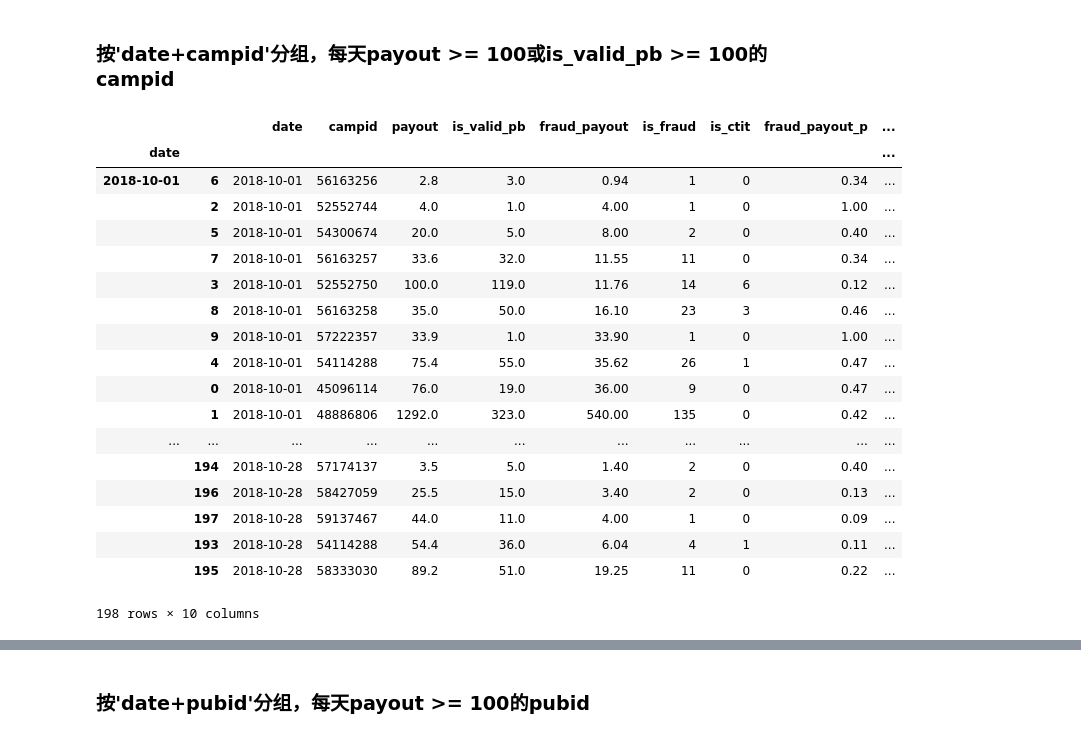
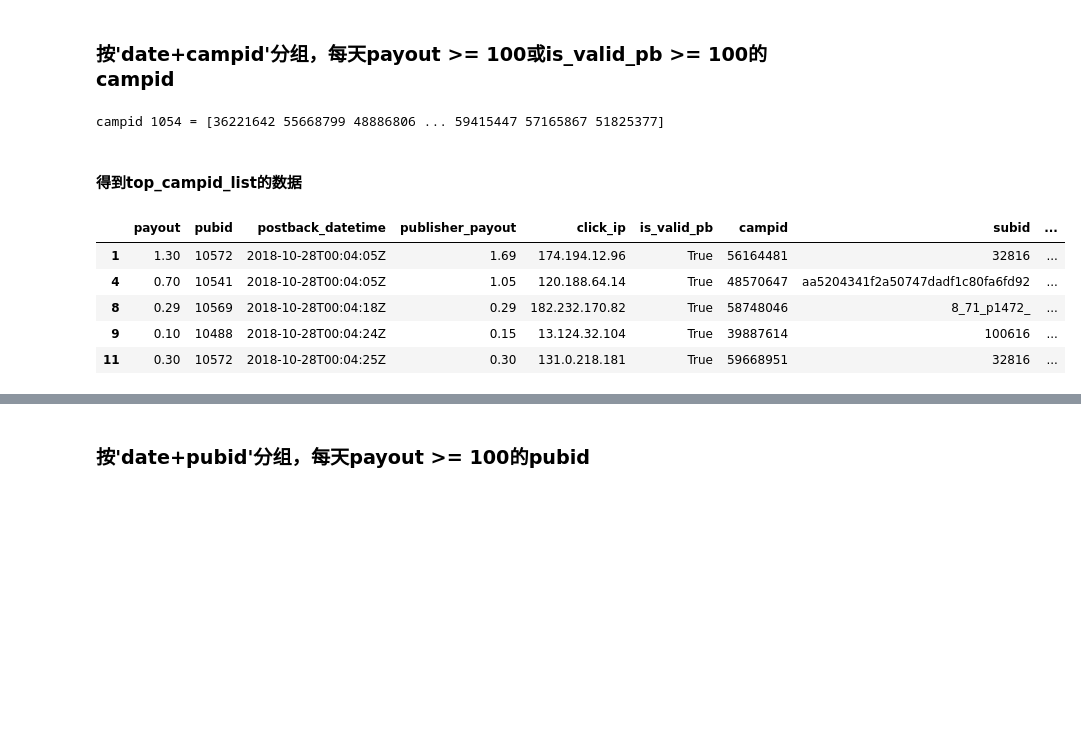
Before and after one commit to uileyar/hello_tf, a Jupyter notebook: fraud/analytic-pubid.ipynb, the cells around one changed output, grey strips where cells are left out. Cells and saved outputs as stored; diff of their text form; code cells hidden in the pictures; blank space fills up the shorter version.

```diff
--- a/fraud/analytic-pubid.ipynb
+++ b/fraud/analytic-pubid.ipynb
@@ -103,32 +99,28 @@ df_summary
 # %% [markdown]
 ### 按'date+campid'分组，每天payout >= 100或is_valid_pb >= 100的campid
-# %%
-def top(df, n=5, column='payout'):
-    return df.sort_values(by=column)[-n:]
-
-dd = get_tops(org_df, df_summary, group_by=['date', 'campid'])
-dd = dd.reset_index()
-dd = dd.groupby(['date']).apply(top, n=10, column='fraud_payout')
-#dd = dd.sort_values(by=['date','payout'], ascending=[True,False]).query('payout >= 100 or is_valid_pb >= 100')
-#print('campid {} = {}'.format(dd['campid'].nunique(), dd['campid'].unique()))
-dd
-# %% [output]
-|  |  | date | campid | payout | is_valid_pb | fraud_payout | is_fraud | is_ctit | fraud_payout_p | ... |
-| date |  |  |  |  |  |  |  |  |  | ... |
-| 2018-10-01 | 6 | 2018-10-01 | 56163256 | 2.8 | 3.0 | 0.94 | 1 | 0 | 0.34 | ... |
-|  | 2 | 2018-10-01 | 52552744 | 4.0 | 1.0 | 4.00 | 1 | 0 | 1.00 | ... |
-|  | 5 | 2018-10-01 | 54300674 | 20.0 | 5.0 | 8.00 | 2 | 0 | 0.40 | ... |
-|  | 7 | 2018-10-01 | 56163257 | 33.6 | 32.0 | 11.55 | 11 | 0 | 0.34 | ... |
-|  | 3 | 2018-10-01 | 52552750 | 100.0 | 119.0 | 11.76 | 14 | 6 | 0.12 | ... |
-|  | 8 | 2018-10-01 | 56163258 | 35.0 | 50.0 | 16.10 | 23 | 3 | 0.46 | ... |
-|  | 9 | 2018-10-01 | 57222357 | 33.9 | 1.0 | 33.90 | 1 | 0 | 1.00 | ... |
-|  | 4 | 2018-10-01 | 54114288 | 75.4 | 55.0 | 35.62 | 26 | 1 | 0.47 | ... |
-|  | 0 | 2018-10-01 | 45096114 | 76.0 | 19.0 | 36.00 | 9 | 0 | 0.47 | ... |
-|  | 1 | 2018-10-01 | 48886806 | 1292.0 | 323.0 | 540.00 | 135 | 0 | 0.42 | ... |
-| ... | ... | ... | ... | ... | ... | ... | ... | ... | ... | ... |
-|  | 194 | 2018-10-28 | 57174137 | 3.5 | 5.0 | 1.40 | 2 | 0 | 0.40 | ... |
-|  | 196 | 2018-10-28 | 58427059 | 25.5 | 15.0 | 3.40 | 2 | 0 | 0.13 | ... |
-|  | 197 | 2018-10-28 | 59137467 | 44.0 | 11.0 | 4.00 | 1 | 0 | 0.09 | ... |
-|  | 193 | 2018-10-28 | 54114288 | 54.4 | 36.0 | 6.04 | 4 | 1 | 0.11 | ... |
-|  | 195 | 2018-10-28 | 58333030 | 89.2 | 51.0 | 19.25 | 11 | 0 | 0.22 | ... |
-198 rows × 10 columns
+# %%
+dd = get_tops(org_df, group_by=['date', 'campid'])
+
+query_list = []
+for (date, series) in df_summary.iterrows():
+    query_list.append('(date == "{}" and (fraud_payout_p > {} or is_fraud_p > {} or is_ctit_p > {}))'.format(date, series.fraud_payout_p, series.is_fraud_p, series.is_ctit_p))
+dd = dd.query(' or '.join(query_list))
+
+dd = dd.reset_index()
+dd = dd.sort_values(by=['date','payout'], ascending=[True,False]).query('is_fraud > 0 and (payout >= 100 or is_valid_pb >= 100)')
+top_campid_list = dd['campid'].unique()
+print('campid {} = {}'.format(len(top_campid_list), top_campid_list))
+# %% [output]
+campid 1054 = [36221642 55668799 48886806 ... 59415447 57165867 51825377]
+# %% [markdown]
+#### 得到top_campid_list的数据
+# %%
+top_campid_df = org_df[org_df['campid'].isin(top_campid_list)]
+top_campid_df.head()
+# %% [output]
+|  | payout | pubid | postback_datetime | publisher_payout | click_ip | is_valid_pb | campid | subid | ... |
+| 1 | 1.30 | 10572 | 2018-10-28T00:04:05Z | 1.69 | 174.194.12.96 | True | 56164481 | 32816 | ... |
+| 4 | 0.70 | 10541 | 2018-10-28T00:04:05Z | 1.05 | 120.188.64.14 | True | 48570647 | aa5204341f2a50747dadf1c80fa6fd92 | ... |
+| 8 | 0.29 | 10569 | 2018-10-28T00:04:18Z | 0.29 | 182.232.170.82 | True | 58748046 | 8_71_p1472_ | ... |
+| 9 | 0.10 | 10488 | 2018-10-28T00:04:24Z | 0.15 | 13.124.32.104 | True | 39887614 | 100616 | ... |
+| 11 | 0.30 | 10572 | 2018-10-28T00:04:25Z | 0.30 | 131.0.218.181 | True | 59668951 | 32816 | ... |
```
Also changed, not shown: parts of 12 cells of this notebook, 1 other file.
